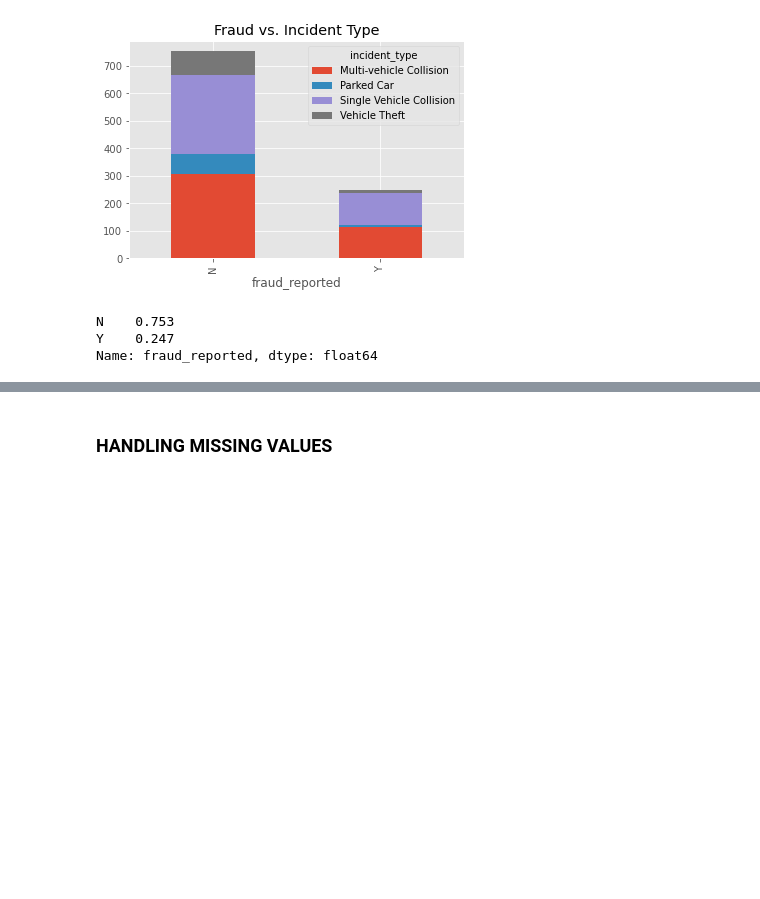
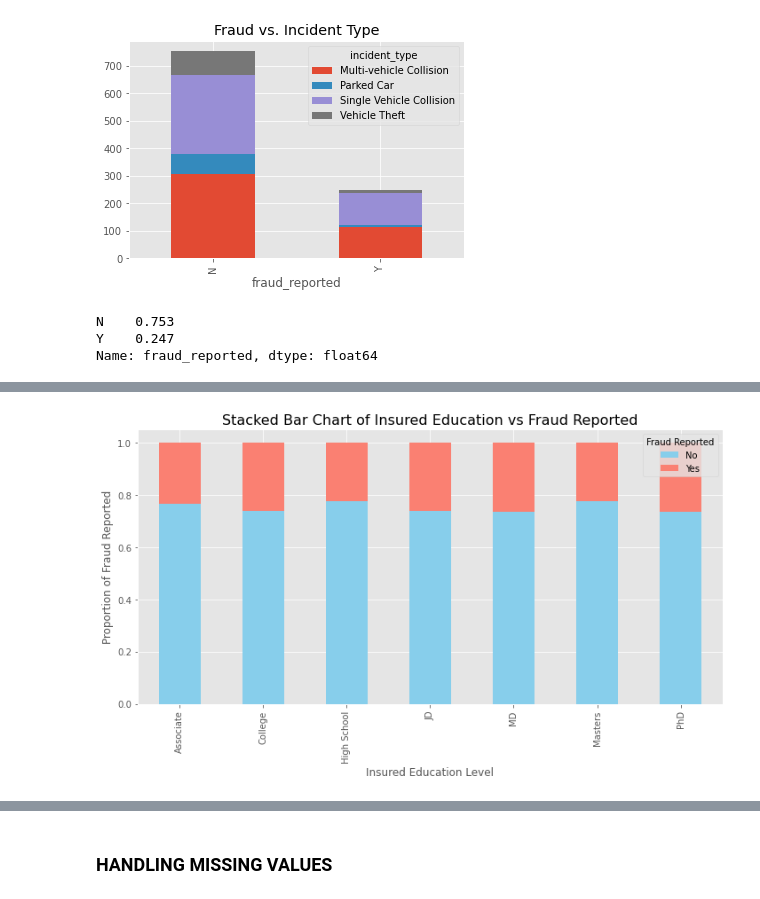
Before and after one commit to zaenhakeem/Insurance-Fraud, a Jupyter notebook: student.ipynb.ipynb, the cells around one changed output, grey strips where cells are left out. Saved outputs shown, nothing was run; the diff lists cells and outputs as text; code cells hidden in the pictures; blank space fills up the shorter version.

```diff
--- a/student.ipynb.ipynb
+++ b/student.ipynb.ipynb
@@ -246,0 +270,20 @@ Name: fraud_reported, dtype: float64
+# %%
+
+plt.rcParams['figure.figsize'] = [10, 6]
+
+# Creating the crosstab and normalizing it to show proportions
+table = pd.crosstab(df['insured_education_level'], df['fraud_reported'])
+table_norm = table.div(table.sum(1).astype(float), axis=0)  # Normalize row-wise
+
+# Plotting the stacked bar chart
+table_norm.plot(kind='bar', stacked=True, color=['skyblue', 'salmon'])
+
+# Adding titles and labels
+plt.title('Stacked Bar Chart of Insured Education vs Fraud Reported', fontsize=16)
+plt.xlabel('Insured Education Level', fontsize=12)
+plt.ylabel('Proportion of Fraud Reported', fontsize=12)
+plt.legend(title='Fraud Reported', labels=['No', 'Yes'], fontsize=10)
+plt.tight_layout()
+plt.show()
+# %% [output]
+[figure, added]
```
Also changed, not shown: parts of 29 cells of this notebook.
